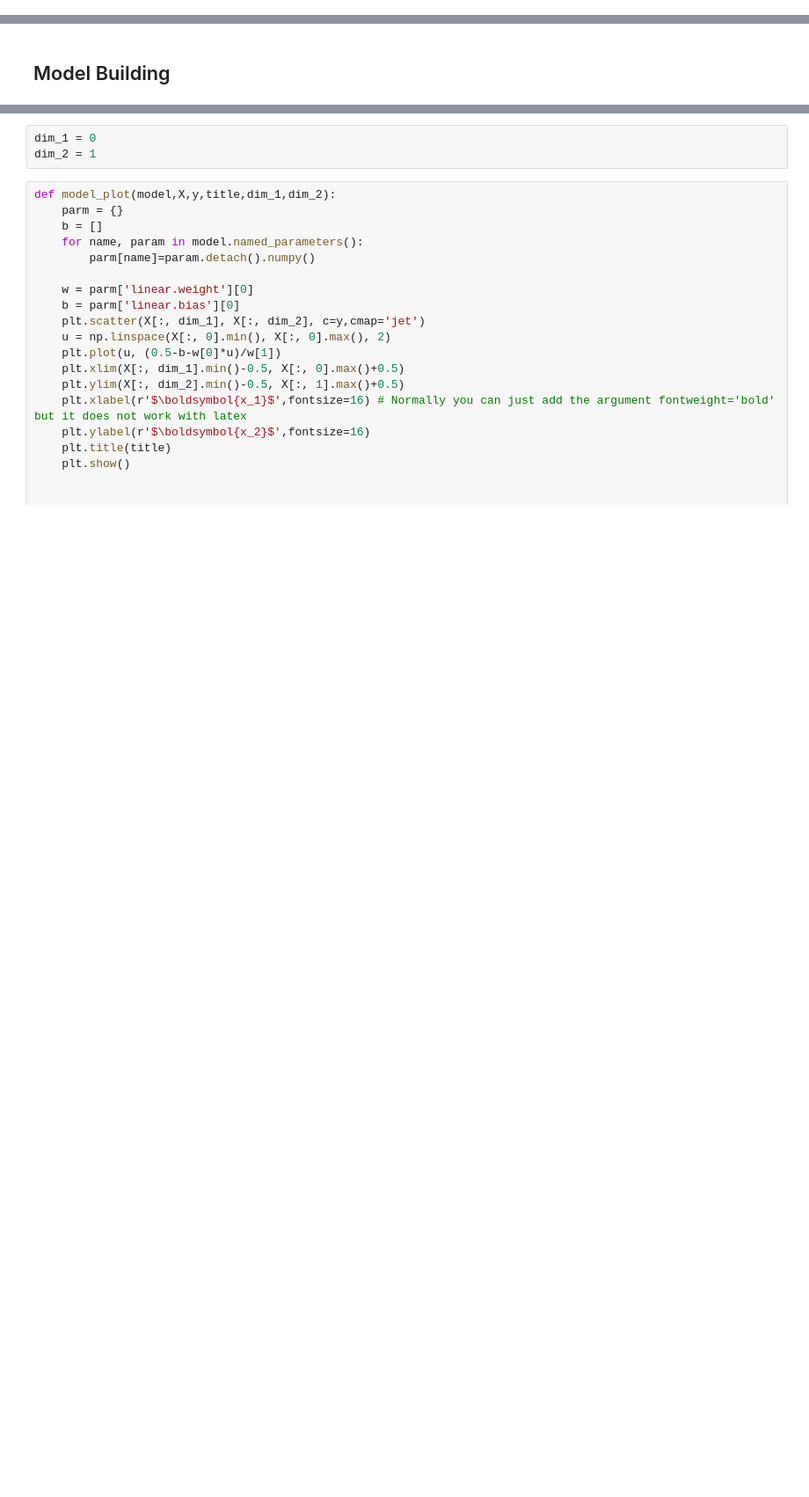
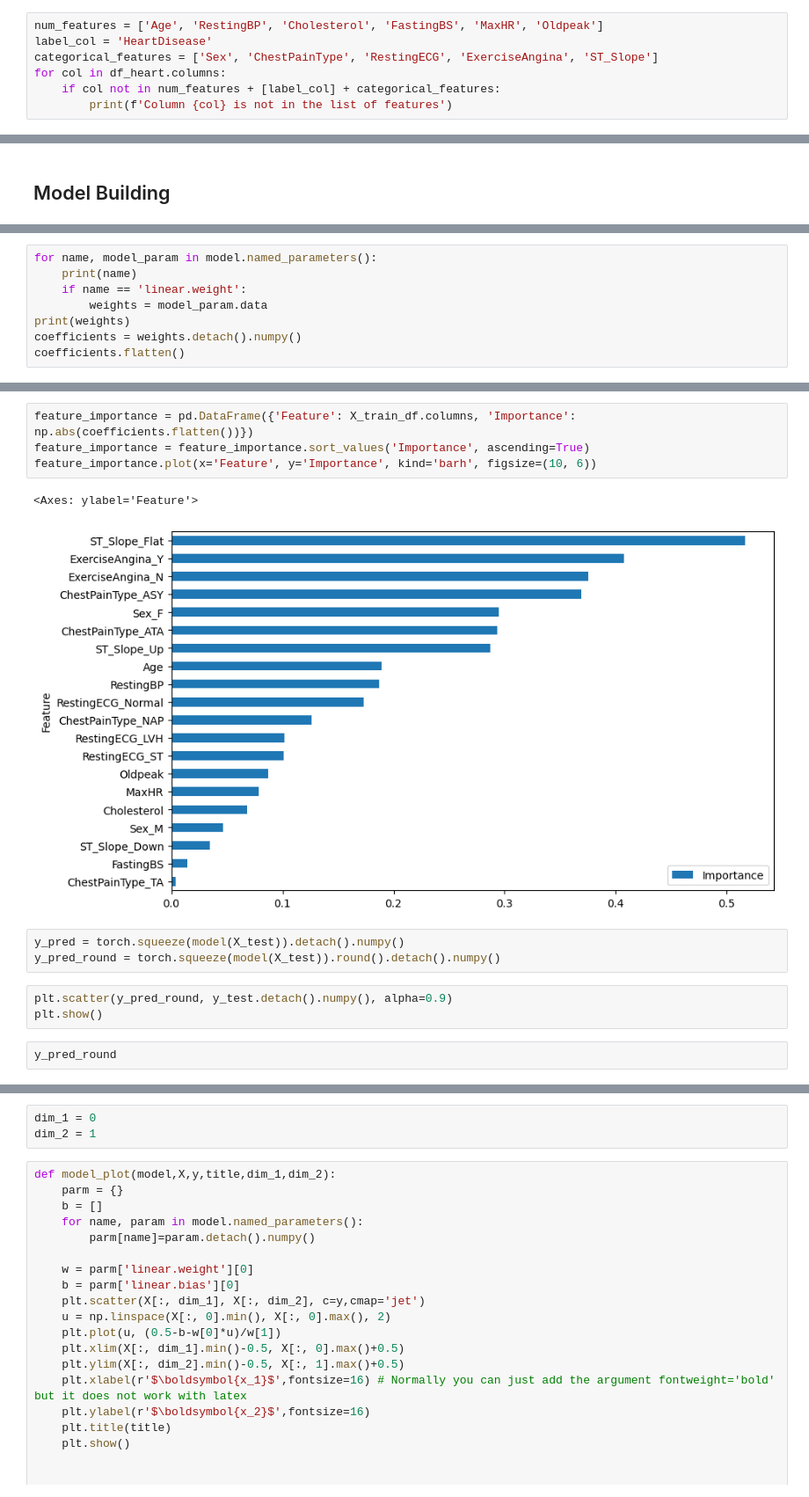
Before and after one commit to juliepinole/eth, a Jupyter notebook: healthcare/heart/Heart_explo.ipynb, the cells around one changed output, grey strips where cells are left out. Shown at 88% size. Cells and saved outputs as stored; diff of their text form; blank space fills up the shorter version.

```diff
--- a/healthcare/heart/Heart_explo.ipynb
+++ b/healthcare/heart/Heart_explo.ipynb
@@ -239,0 +226,7 @@ array([[0., 0., 0., 0., 0., 0.],
+# %%
+num_features = ['Age', 'RestingBP', 'Cholesterol', 'FastingBS', 'MaxHR', 'Oldpeak']
+label_col = 'HeartDisease'
+categorical_features = ['Sex', 'ChestPainType', 'RestingECG', 'ExerciseAngina', 'ST_Slope']
+for col in df_heart.columns:
+    if col not in num_features + [label_col] + categorical_features:
+        print(f'Column {col} is not in the list of features')
@@ -361,0 +387,8 @@ Text(0, 0.5, 'BCE Loss')
+# %%
+for name, model_param in model.named_parameters():
+    print(name)
+    if name == 'linear.weight':
+        weights = model_param.data
+print(weights)
+coefficients = weights.detach().numpy()
+coefficients.flatten()
@@ -361,0 +406,15 @@ Text(0, 0.5, 'BCE Loss')
+# %%
+feature_importance = pd.DataFrame({'Feature': X_train_df.columns, 'Importance': np.abs(coefficients.flatten())})
+feature_importance = feature_importance.sort_values('Importance', ascending=True)
+feature_importance.plot(x='Feature', y='Importance', kind='barh', figsize=(10, 6))
+# %% [output]
+<Axes: ylabel='Feature'>
+[figure, added]
+# %%
+y_pred = torch.squeeze(model(X_test)).detach().numpy()
+y_pred_round = torch.squeeze(model(X_test)).round().detach().numpy()
+# %%
+plt.scatter(y_pred_round, y_test.detach().numpy(), alpha=0.9)
+plt.show()
+# %%
+y_pred_round
```
Also changed, not shown: parts of 34 cells of this notebook, 1 other file.
